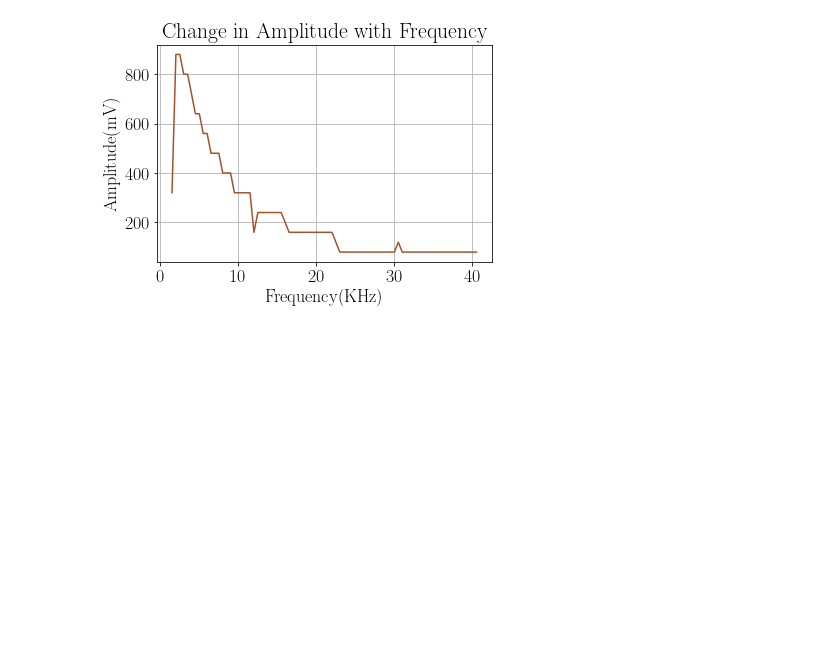
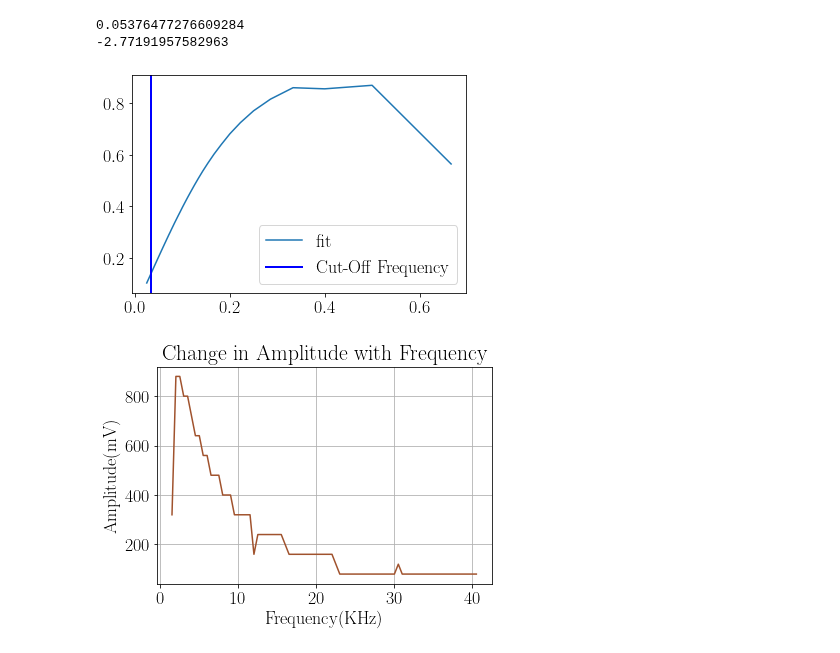
Before and after one commit to aaronkebede/PHY220, a Jupyter notebook: project-one/v2/plots.ipynb, the cells around one changed output. Saved outputs shown, nothing was run; the diff lists cells and outputs as text; code cells hidden in the pictures; blank space fills up the shorter version.

```diff
--- a/project-one/v2/plots.ipynb
+++ b/project-one/v2/plots.ipynb
@@ -45,3 +56,30 @@ lfp_phaseshift = LFP[:,1]
+# %%
+time = 1/ lfa_frequency
+# %%
+from scipy.optimize import curve_fit
+def Gauss(x, A, B):
+    y = A*np.exp(-1*B*x**2)
+    return y
+parameters, covariance = curve_fit(Gauss, lfa_amplitude, time)
+fit_A = parameters[0]
+fit_B = parameters[1]
+print(fit_A)
+print(fit_B)
+
+fit_y = Gauss(time, fit_A, fit_B)
+#plt.plot(time, lfa_amplitude, 'o', label='data')
+plt.plot(time, lfa_amplitude, '-', label='fit')
+#plt.xlim(0,0.3)
+plt.axvline(x=0.032999999999999995, c='blue', lw='2', label="Cut-Off Frequency")
+plt.legend()
+
+tau = 0.032999999999999995
+#plt.plot(fa_amplitude, '--')
+#plt.axvline(x=4.82, c='blue', lw='2', label="Cut-Off Frequency")
+# %% [output]
+0.05376477276609284
+-2.77191957582963
+[figure, added]
 # %%
 #Start Plots
 
```
Also changed, not shown: parts of 2 cells of this notebook, 1 other file.
